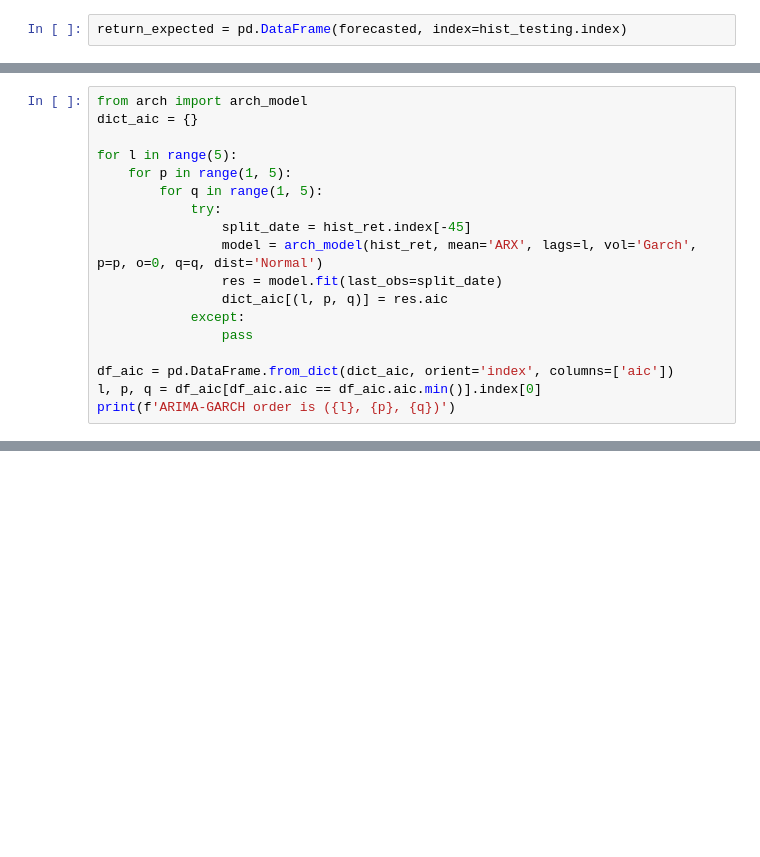
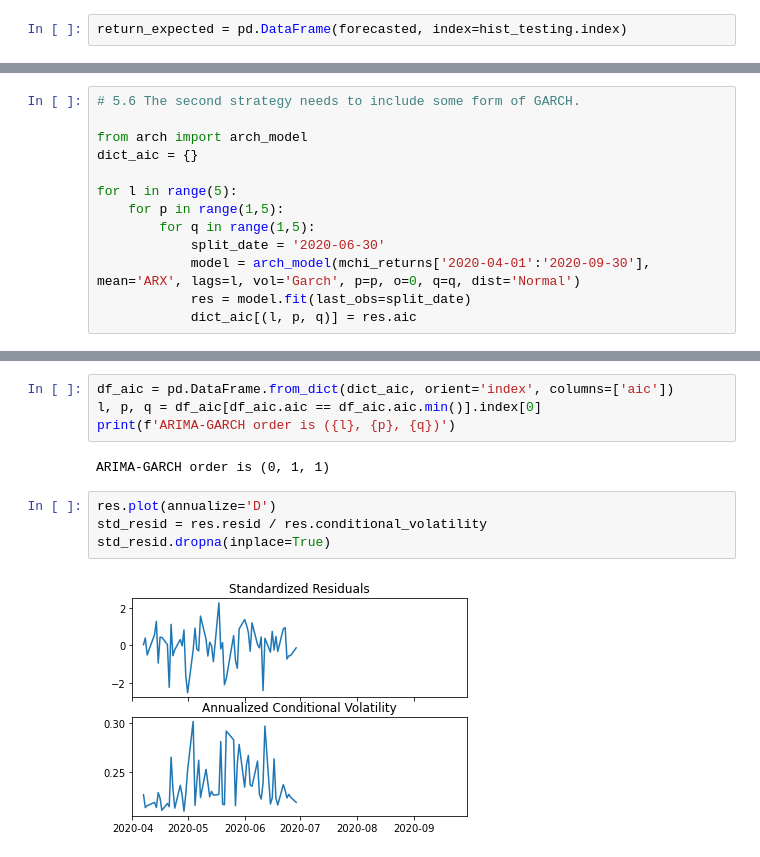
Before and after one commit to siddharth-agarwal/py-codespace, a Jupyter notebook: 610_GWP3.ipynb, the cells around one changed output, grey strips where cells are left out. Saved outputs shown, nothing was run; the diff lists cells and outputs as text; blank space fills up the shorter version.

```diff
--- a/610_GWP3.ipynb
+++ b/610_GWP3.ipynb
@@ -229,18 +251,13 @@ ModuleNotFoundError: No module named 'mgarch'
 # %%
+# 5.6 The second strategy needs to include some form of GARCH.
+
 from arch import arch_model
 dict_aic = {}
 
 for l in range(5):
-    for p in range(1, 5):
-        for q in range(1, 5):
-            try:
-                split_date = hist_ret.index[-45]
-                model = arch_model(hist_ret, mean='ARX', lags=l, vol='Garch', p=p, o=0, q=q, dist='Normal')
-                res = model.fit(last_obs=split_date)
-                dict_aic[(l, p, q)] = res.aic
-            except:
-                pass
-
-df_aic = pd.DataFrame.from_dict(dict_aic, orient='index', columns=['aic'])
-l, p, q = df_aic[df_aic.aic == df_aic.aic.min()].index[0]
-print(f'ARIMA-GARCH order is ({l}, {p}, {q})')
+    for p in range(1,5):
+        for q in range(1,5):
+            split_date = '2020-06-30'
+            model = arch_model(mchi_returns['2020-04-01':'2020-09-30'], mean='ARX', lags=l, vol='Garch', p=p, o=0, q=q, dist='Normal')
+            res = model.fit(last_obs=split_date)
+            dict_aic[(l, p, q)] = res.aic
@@ -246,0 +313,12 @@ print(f'ARIMA-GARCH order is ({l}, {p}, {q})')
+# %%
+df_aic = pd.DataFrame.from_dict(dict_aic, orient='index', columns=['aic'])
+l, p, q = df_aic[df_aic.aic == df_aic.aic.min()].index[0]
+print(f'ARIMA-GARCH order is ({l}, {p}, {q})')
+# %% [output]
+ARIMA-GARCH order is (0, 1, 1)
+# %%
+res.plot(annualize='D')
+std_resid = res.resid / res.conditional_volatility
+std_resid.dropna(inplace=True)
+# %% [output]
+[figure, added]
```
Also changed, not shown: parts of 68 cells of this notebook.
